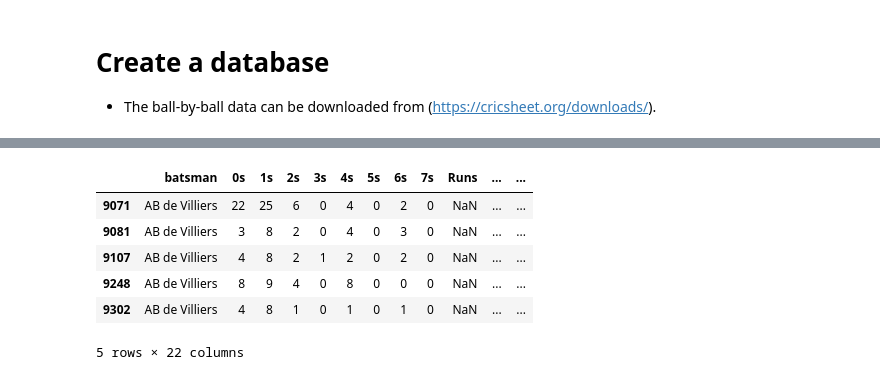
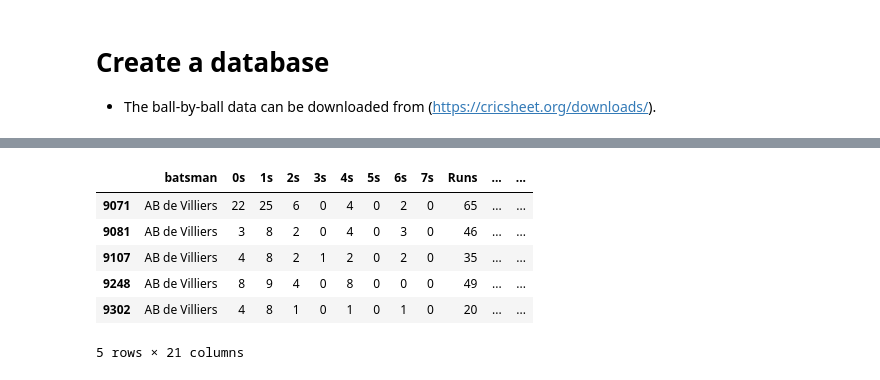
Before and after one commit to khanalg44/cricket_data, a Jupyter notebook: 01_t20I/02_create_database.ipynb, the cells around one changed output, grey strips where cells are left out. Drawn from its saved outputs; the diff is of its cells as text; code cells hidden in the pictures.

```diff
--- a/01_t20I/02_create_database.ipynb
+++ b/01_t20I/02_create_database.ipynb
@@ -77,0 +81,3 @@ create_database()
+# %%
+dfbowl = pickle.load(open('../database/01_t20s/bowling.df', 'rb'))
+dfbowl.bowler.unique()
@@ -78,6 +100,8 @@ create_database()
 # %%
-df = pickle.load(open('../database/01_t20s/bowling.df', 'rb'))
-player = 'DW Steyn'
-dfp = df[ (df['bowler']==player) ]
+dfbat = pickle.load(open('../database/01_t20s/batting.df', 'rb'))
+dfbat.batsman.unique()
+
+player='SR Tendulkar'
+dfp = dfbat[ dfbat['batsman']==player ]
 dfp.tail()
 # %% [output]
@@ -91,14 +111,12 @@ dfp.tail()
 # %%
-df = pickle.load(open('../database/01_t20s/batting.df', 'rb'))
-
 player='AB de Villiers'
-dfp = df[ (df['batsman']==player) ]
+dfp = dfbat[ dfbat['batsman']==player ]
 dfp.tail()
 # %% [output]
 |  | batsman | 0s | 1s | 2s | 3s | 4s | 5s | 6s | 7s | Runs | ... | ... |
-| 9071 | AB de Villiers | 22 | 25 | 6 | 0 | 4 | 0 | 2 | 0 | NaN | ... | ... |
-| 9081 | AB de Villiers | 3 | 8 | 2 | 0 | 4 | 0 | 3 | 0 | NaN | ... | ... |
-| 9107 | AB de Villiers | 4 | 8 | 2 | 1 | 2 | 0 | 2 | 0 | NaN | ... | ... |
-| 9248 | AB de Villiers | 8 | 9 | 4 | 0 | 8 | 0 | 0 | 0 | NaN | ... | ... |
-| 9302 | AB de Villiers | 4 | 8 | 1 | 0 | 1 | 0 | 1 | 0 | NaN | ... | ... |
+| 9071 | AB de Villiers | 22 | 25 | 6 | 0 | 4 | 0 | 2 | 0 | 65 | ... | ... |
+| 9081 | AB de Villiers | 3 | 8 | 2 | 0 | 4 | 0 | 3 | 0 | 46 | ... | ... |
+| 9107 | AB de Villiers | 4 | 8 | 2 | 1 | 2 | 0 | 2 | 0 | 35 | ... | ... |
+| 9248 | AB de Villiers | 8 | 9 | 4 | 0 | 8 | 0 | 0 | 0 | 49 | ... | ... |
+| 9302 | AB de Villiers | 4 | 8 | 1 | 0 | 1 | 0 | 1 | 0 | 20 | ... | ... |
-5 rows × 22 columns
+5 rows × 21 columns
```
Also changed, not shown: parts of 7 cells of this notebook, 10 other files.
